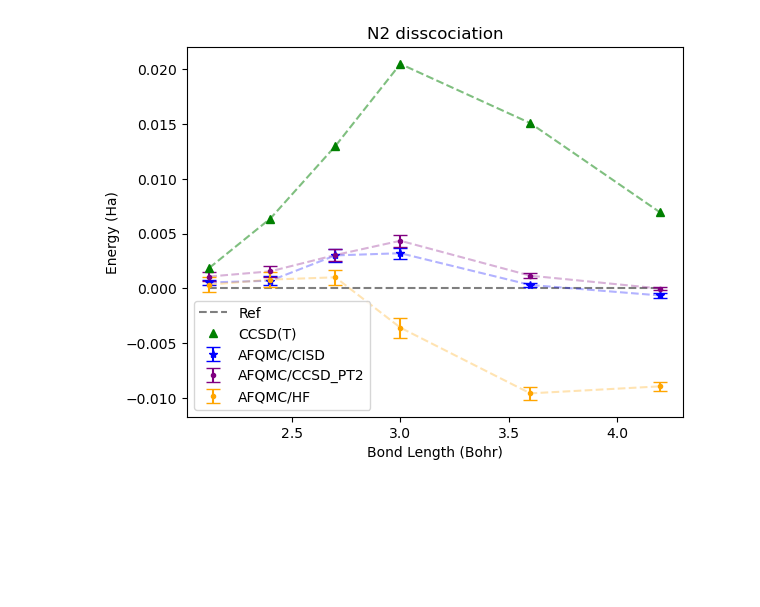
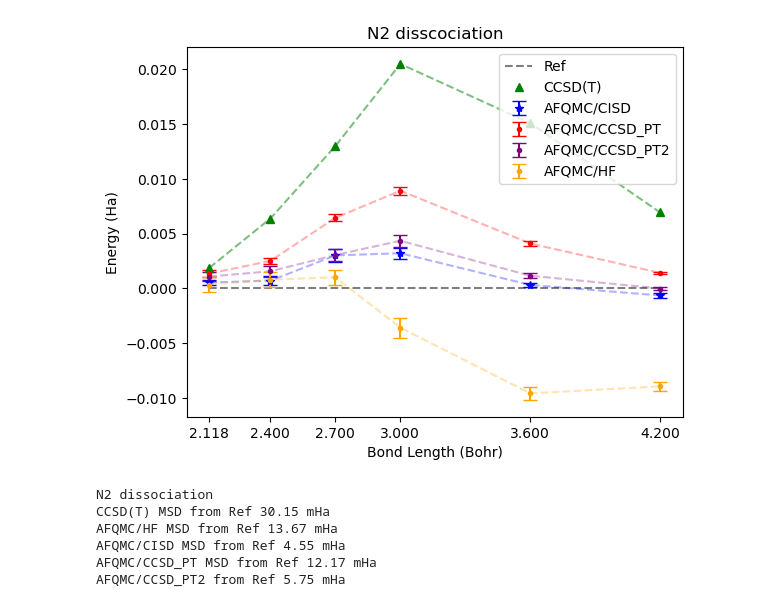
Before and after one commit to zh-yichi/afqmc_ccsd_pt_data, a Jupyter notebook: dissociation/n2.ipynb, the cells around one changed output. Drawn from its saved outputs; the diff is of its cells as text; code cells hidden in the pictures; blank space fills up the shorter version.

```diff
--- a/dissociation/n2.ipynb
+++ b/dissociation/n2.ipynb
@@ -2,19 +2,21 @@
 import numpy as np
 from matplotlib import pyplot as plt
 data = '''
-# bond_length   REF         AFQMC/CISD             AFQMC/CCSD_PT2             AFQMC/HF            CCSD(T)
-    2.118	-109.27834  -109.2778 +/- 0.0002  -109.277259 +/- 0.000424  -109.2780 +/- 0.0007    -109.27647
-    2.4	    -109.2384   -109.2377 +/- 0.0004  -109.236843 +/- 0.000475  -109.2376 +/- 0.0007    -109.23202
-    2.7	    -109.16031  -109.1573 +/- 0.0006  -109.157264 +/- 0.000536  -109.1593 +/- 0.0007    -109.14731
-    3	    -109.08621  -109.0830 +/- 0.0005  -109.081862 +/- 0.000553  -109.0898 +/- 0.0009    -109.06571
-    3.6	    -108.99491  -108.9946 +/- 0.0002  -108.993753 +/- 0.000252  -109.0045 +/- 0.0006    -108.97982
-    4.2	    -108.96695  -108.9676 +/- 0.0002  -108.966965 +/- 0.000137  -108.9759 +/- 0.0004    -108.96002
+# bond_length   REF         AFQMC/CISD                AFQMC/CCSD_PT             AFQMC/CCSD_PT2            AFQMC/HF            CCSD(T)
+    2.118	-109.27834  -109.2778 +/- 0.0002    -109.276987 +/- 0.000330  -109.277259 +/- 0.000424  -109.2780 +/- 0.0007    -109.27647
+    2.4	    -109.2384   -109.2377 +/- 0.0004    -109.235896 +/- 0.000298  -109.236843 +/- 0.000475  -109.2376 +/- 0.0007    -109.23202
+    2.7	    -109.16031  -109.1573 +/- 0.0006    -109.153866 +/- 0.000337  -109.157264 +/- 0.000536  -109.1593 +/- 0.0007    -109.14731
+    3	    -109.08621  -109.0830 +/- 0.0005    -109.077289 +/- 0.000378  -109.081862 +/- 0.000553  -109.0898 +/- 0.0009    -109.06571
+    3.6	    -108.99491  -108.9946 +/- 0.0002    -108.990811 +/- 0.000200  -108.993753 +/- 0.000252  -109.0045 +/- 0.0006    -108.97982
+    4.2	    -108.96695  -108.9676 +/- 0.0002    -108.965542 +/- 0.000123  -108.966965 +/- 0.000137  -108.9759 +/- 0.0004    -108.96002
 '''
 # %%
 bonds = []
 refs = []
 afqmc_cisds = []
 afqmc_cisd_errs = []
+afqmc_pts = []
+afqmc_pt_errs = []
 afqmc_pt2s = []
 afqmc_pt2_errs = []
 afqmc_hfs = []
@@ -27,15 +29,19 @@ for line in data.splitlines():
         ref = float(parts[1])
         afqmc_cisd = float(parts[2])
         afqmc_cisd_err = float(parts[4])
-        afqmc_pt2 = float(parts[5])
-        afqmc_pt2_err = float(parts[7])
-        afqmc_hf = float(parts[8])
-        afqmc_hf_err = float(parts[10])
-        ccsd_t = float(parts[11])
+        afqmc_pt = float(parts[5])
+        afqmc_pt_err = float(parts[7])
+        afqmc_pt2 = float(parts[8])
+        afqmc_pt2_err = float(parts[10])
+        afqmc_hf = float(parts[11])
+        afqmc_hf_err = float(parts[13])
+        ccsd_t = float(parts[14])
         bonds = np.hstack((bonds,bond))
         refs = np.hstack((refs,ref))
         afqmc_cisds = np.hstack((afqmc_cisds,afqmc_cisd))
         afqmc_cisd_errs = np.hstack((afqmc_cisd_errs,afqmc_cisd_err))
+        afqmc_pts = np.hstack((afqmc_pts,afqmc_pt))
+        afqmc_pt_errs = np.hstack((afqmc_pt_errs,afqmc_pt_err))
         afqmc_pt2s = np.hstack((afqmc_pt2s,afqmc_pt2))
         afqmc_pt2_errs = np.hstack((afqmc_pt2_errs,afqmc_pt2_err))
         afqmc_hfs = np.hstack((afqmc_hfs,afqmc_hf))
@@ -44,17 +50,39 @@ for line in data.splitlines():
 # %%
 plt.plot(bonds,refs-refs, '--', color='black', alpha=0.5,label='Ref')
 plt.errorbar(bonds,afqmc_cisds-refs,yerr=afqmc_cisd_errs,fmt='*',color='blue',capsize=5,label='AFQMC/CISD')
 plt.plot(bonds,afqmc_cisds-refs, '--', color='blue', alpha=0.3)
+plt.errorbar(bonds,afqmc_pts-refs,yerr=afqmc_pt_errs,fmt='.',color='red',capsize=5,label='AFQMC/CCSD_PT')
+plt.plot(bonds,afqmc_pts-refs, '--', color='red', alpha=0.3)
 plt.errorbar(bonds,afqmc_pt2s-refs,yerr=afqmc_pt2_errs,fmt='.',color='purple',capsize=5,label='AFQMC/CCSD_PT2')
 plt.plot(bonds,afqmc_pt2s-refs, '--', color='purple', alpha=0.3)
 plt.errorbar(bonds,afqmc_hfs-refs,yerr=afqmc_hf_errs,fmt='.',color='orange',capsize=5,label='AFQMC/HF')
 plt.plot(bonds,afqmc_hfs-refs, '--', color='orange', alpha=0.3)
 plt.plot(bonds,ccsd_ts-refs, '^', color='green',label='CCSD(T)')
 plt.plot(bonds,ccsd_ts-refs, '--', color='green', alpha=0.5)
+plt.xticks(bonds)
 plt.xlabel('Bond Length (Bohr)')
 plt.ylabel('Energy (Ha)')
 plt.title('N2 disscociation')
 plt.legend()
 plt.show()
 # %% [output]
-[figure, old version]
+[figure, new version]
+# %%
+ccsd_t_msd = np.sqrt(np.sum((ccsd_ts-refs)**2))
+afqmc_hf_msd = np.sqrt(np.sum((afqmc_hfs-refs)**2))
+afqmc_cisd_msd = np.sqrt(np.sum((afqmc_cisds-refs)**2))
+afqmc_ccsd_pt_msd = np.sqrt(np.sum((afqmc_pts-refs)**2))
+afqmc_ccsd_pt2_msd = np.sqrt(np.sum((afqmc_pt2s-refs)**2))
+print('N2 dissociation ')
+print(f'CCSD(T) MSD from Ref {1000*ccsd_t_msd:.2f} mHa')
+print(f'AFQMC/HF MSD from Ref {1000*afqmc_hf_msd:.2f} mHa')
+print(f'AFQMC/CISD MSD from Ref {1000*afqmc_cisd_msd:.2f} mHa')
+print(f'AFQMC/CCSD_PT MSD from Ref {1000*afqmc_ccsd_pt_msd:.2f} mHa')
+print(f'AFQMC/CCSD_PT2 from Ref {1000*afqmc_ccsd_pt2_msd:.2f} mHa')
+# %% [output]
+N2 dissociation
+CCSD(T) MSD from Ref 30.15 mHa
+AFQMC/HF MSD from Ref 13.67 mHa
+AFQMC/CISD MSD from Ref 4.55 mHa
+AFQMC/CCSD_PT MSD from Ref 12.17 mHa
+AFQMC/CCSD_PT2 from Ref 5.75 mHa
```
Also changed, not shown: 1 other file.
